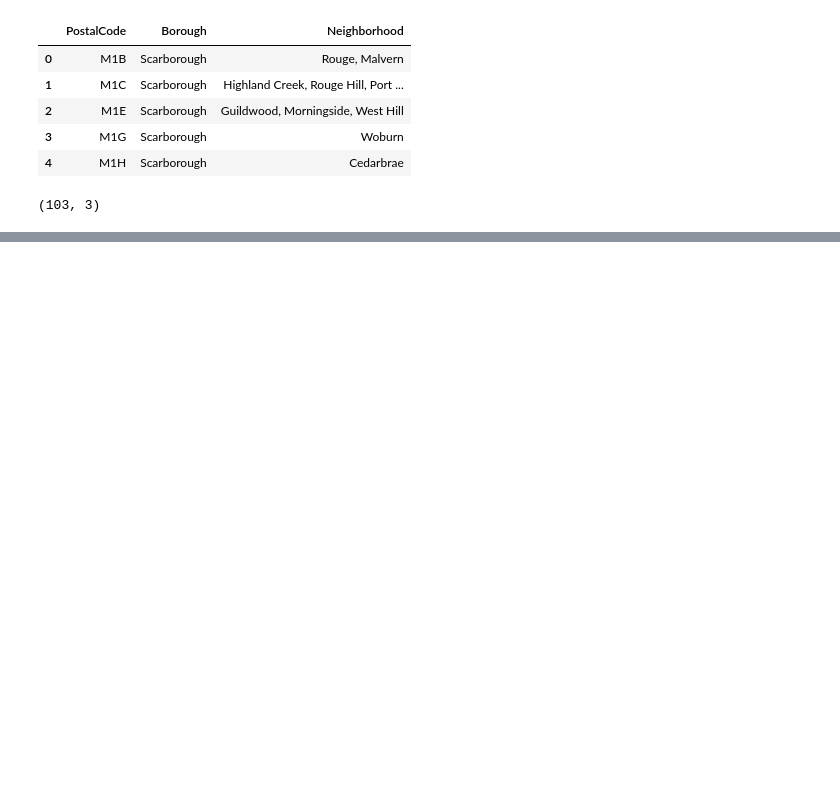
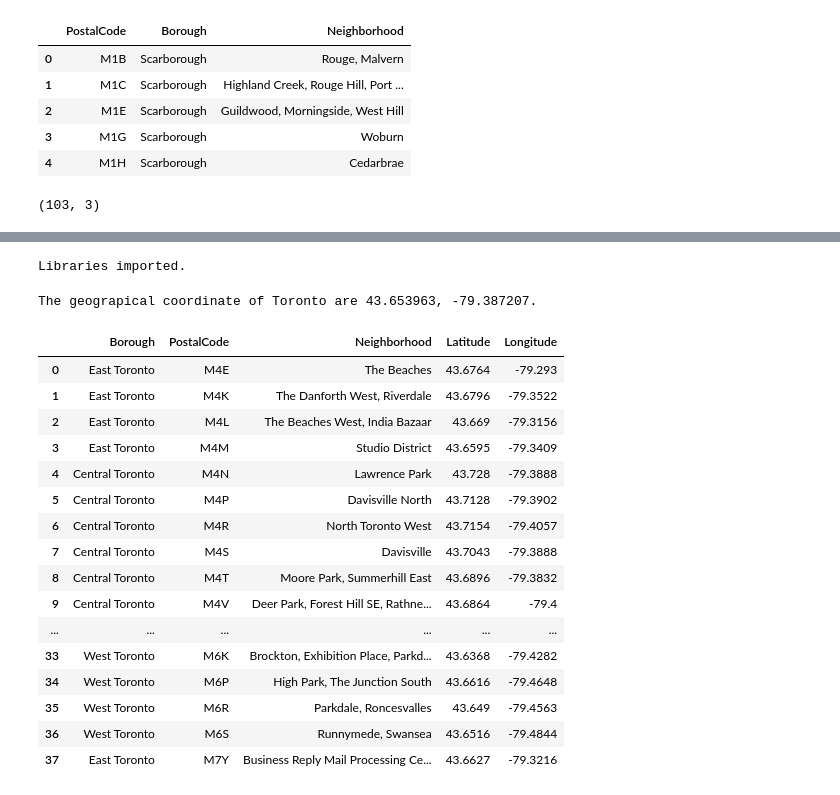
Before and after one commit to diegoarmaca/Coursera_Capstone, a Jupyter notebook: Segmenting and Clustering Neighborhoods in Toronto.ipynb, the cells around one changed output, grey strips where cells are left out. Saved outputs shown, nothing was run; the diff lists cells and outputs as text; code cells hidden in the pictures; blank space fills up the shorter version.

```diff
--- a/Segmenting and Clustering Neighborhoods in Toronto.ipynb
+++ b/Segmenting and Clustering Neighborhoods in Toronto.ipynb
@@ -80,0 +111,11 @@ df.shape
+# %%
+#Assigning Latitute and Longitude to PostalCodes Data Frame
+for n in geocodercsv.itertuples():
+    indexval= n.PostalCode
+    lon = float(n.Latitude)
+    lat = float(n.Longitude)
+    df['Latitude'][indexval] = lon
+    df['Longitude'][indexval] = lat
+#     print(n)
+df= df.reset_index()
+df.head()
@@ -80,0 +129,60 @@ df.shape
+# %%
+import numpy as np # library to handle data in a vectorized manner
+
+import pandas as pd # library for data analsysis
+pd.set_option('display.max_columns', None)
+pd.set_option('display.max_rows', None)
+
+import json # library to handle JSON files
+
+#!conda install -c conda-forge geopy --yes # uncomment this line if you haven't completed the Foursquare API lab
+from geopy.geocoders import Nominatim # convert an address into latitude and longitude values
+
+import requests # library to handle requests
+from pandas.io.json import json_normalize # tranform JSON file into a pandas dataframe
+
+# Matplotlib and associated plotting modules
+import matplotlib.cm as cm
+import matplotlib.colors as colors
+
+# import k-means from clustering stage
+from sklearn.cluster import KMeans
+
+#!conda install -c conda-forge folium=0.5.0 --yes # uncomment this line if you haven't completed the Foursquare API lab
+import folium # map rendering library
+
+print('Libraries imported.')
+# %% [output]
+Libraries imported.
+# %%
+address = 'Toronto, ON'
+
+geolocator = Nominatim(user_agent="ny_explorer")
+location = geolocator.geocode(address)
+latitude = location.latitude
+longitude = location.longitude
+print('The geograpical coordinate of Toronto are {}, {}.'.format(latitude, longitude))
+# %% [output]
+The geograpical coordinate of Toronto are 43.653963, -79.387207.
+# %%
+toronto_data = df.set_index('Borough').filter(like='Toronto', axis=0)
+toronto_data= toronto_data.reset_index()
+toronto_data
+# %% [output]
+|  | Borough | PostalCode | Neighborhood | Latitude | Longitude |
+| 0 | East Toronto | M4E | The Beaches | 43.6764 | -79.293 |
+| 1 | East Toronto | M4K | The Danforth West, Riverdale | 43.6796 | -79.3522 |
+| 2 | East Toronto | M4L | The Beaches West, India Bazaar | 43.669 | -79.3156 |
+| 3 | East Toronto | M4M | Studio District | 43.6595 | -79.3409 |
+| 4 | Central Toronto | M4N | Lawrence Park | 43.728 | -79.3888 |
+| 5 | Central Toronto | M4P | Davisville North | 43.7128 | -79.3902 |
+| 6 | Central Toronto | M4R | North Toronto West | 43.7154 | -79.4057 |
+| 7 | Central Toronto | M4S | Davisville | 43.7043 | -79.3888 |
+| 8 | Central Toronto | M4T | Moore Park, Summerhill East | 43.6896 | -79.3832 |
+| 9 | Central Toronto | M4V | Deer Park, Forest Hill SE, Rathne... | 43.6864 | -79.4 |
+| ... | ... | ... | ... | ... | ... |
+| 33 | West Toronto | M6K | Brockton, Exhibition Place, Parkd... | 43.6368 | -79.4282 |
+| 34 | West Toronto | M6P | High Park, The Junction South | 43.6616 | -79.4648 |
+| 35 | West Toronto | M6R | Parkdale, Roncesvalles | 43.649 | -79.4563 |
+| 36 | West Toronto | M6S | Runnymede, Swansea | 43.6516 | -79.4844 |
+| 37 | East Toronto | M7Y | Business Reply Mail Processing Ce... | 43.6627 | -79.3216 |
```
Also changed, not shown: parts of 5 cells of this notebook.
